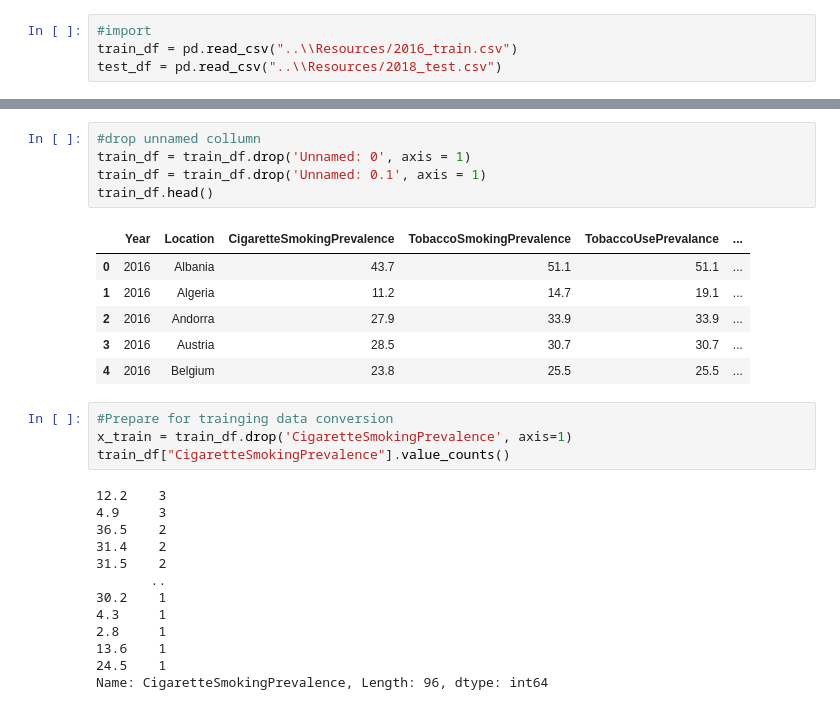
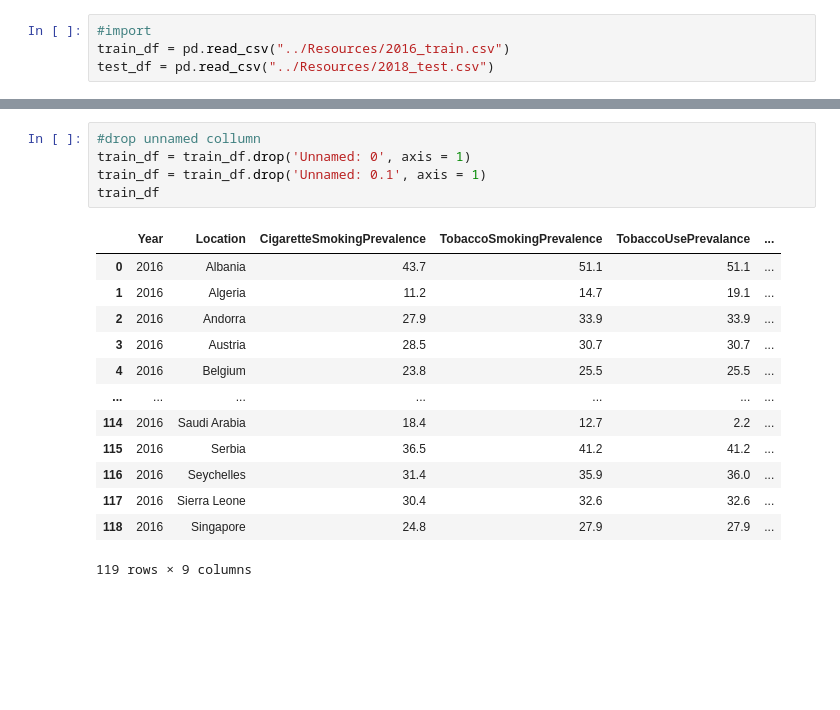
Before and after one commit to stasmruz/WHO-tobacco-and-Smoking-Machine-Learning, a Jupyter notebook: Linear_vs_forest_machine/2016Train_vs_2018Test.ipynb, the cells around one changed output, grey strips where cells are left out. Drawn from its saved outputs; the diff is of its cells as text; blank space fills up the shorter version.

```diff
--- a/Linear_vs_forest_machine/2016Train_vs_2018Test.ipynb
+++ b/Linear_vs_forest_machine/2016Train_vs_2018Test.ipynb
@@ -5,4 +8,4 @@ from pathlib import Path
 # %%
 #import
-train_df = pd.read_csv("..\\Resources/2016_train.csv")
-test_df = pd.read_csv("..\\Resources/2018_test.csv")
+train_df = pd.read_csv("../Resources/2016_train.csv")
+test_df = pd.read_csv("../Resources/2018_test.csv")
@@ -18,32 +28,22 @@ train_df.head()
 # %%
 #drop unnamed collumn
 train_df = train_df.drop('Unnamed: 0', axis = 1)
 train_df = train_df.drop('Unnamed: 0.1', axis = 1)
-train_df.head()
+train_df
 # %% [output]
 |  | Year | Location | CigaretteSmokingPrevalence | TobaccoSmokingPrevalence | TobaccoUsePrevalance | ... |
 | 0 | 2016 | Albania | 43.7 | 51.1 | 51.1 | ... |
 | 1 | 2016 | Algeria | 11.2 | 14.7 | 19.1 | ... |
 | 2 | 2016 | Andorra | 27.9 | 33.9 | 33.9 | ... |
 | 3 | 2016 | Austria | 28.5 | 30.7 | 30.7 | ... |
 | 4 | 2016 | Belgium | 23.8 | 25.5 | 25.5 | ... |
+| ... | ... | ... | ... | ... | ... | ... |
+| 114 | 2016 | Saudi Arabia | 18.4 | 12.7 | 2.2 | ... |
+| 115 | 2016 | Serbia | 36.5 | 41.2 | 41.2 | ... |
+| 116 | 2016 | Seychelles | 31.4 | 35.9 | 36.0 | ... |
+| 117 | 2016 | Sierra Leone | 30.4 | 32.6 | 32.6 | ... |
+| 118 | 2016 | Singapore | 24.8 | 27.9 | 27.9 | ... |
+119 rows × 9 columns
-# %%
-#Prepare for trainging data conversion
-x_train = train_df.drop('CigaretteSmokingPrevalence', axis=1)
-train_df["CigaretteSmokingPrevalence"].value_counts()
-# %% [output]
-12.2    3
-4.9     3
-36.5    2
-31.4    2
-31.5    2
-       ..
-30.2    1
-4.3     1
-2.8     1
-13.6    1
-24.5    1
-Name: CigaretteSmokingPrevalence, Length: 96, dtype: int64
 # %%
 test_df = test_df.drop('Unnamed: 0', axis = 1)
 test_df = test_df.drop('Unnamed: 0.1', axis = 1)
```
Also changed, not shown: parts of 26 cells of this notebook, 1 other file.
